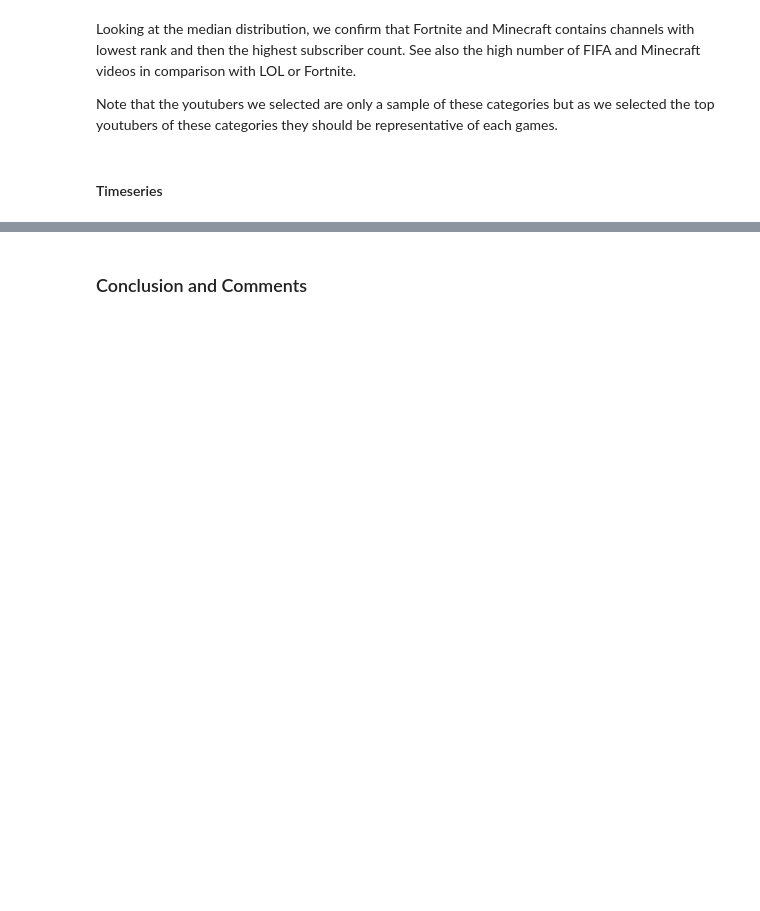
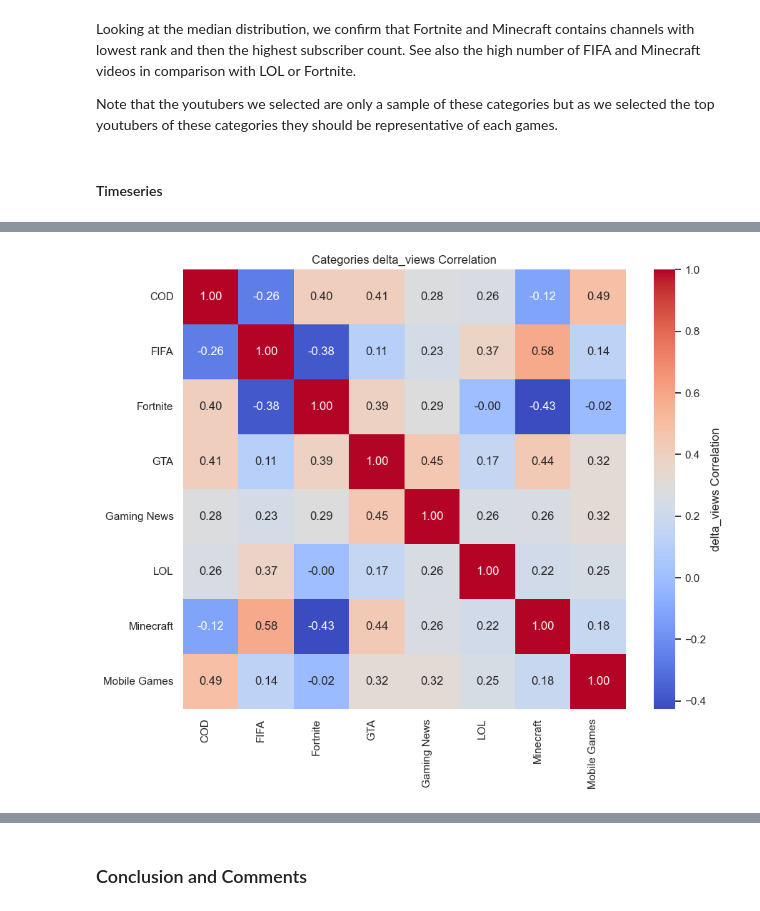
Before and after one commit to epfl-ada/ada-2023-project-analyticavengers2023, a Jupyter notebook: eda_channels_labelized.ipynb, the cells around one changed output, grey strips where cells are left out. Cells and saved outputs as stored; diff of their text form; code cells hidden in the pictures; blank space fills up the shorter version.

```diff
--- a/eda_channels_labelized.ipynb
+++ b/eda_channels_labelized.ipynb
@@ -367,0 +450,4 @@ df_sample_timeseries.head()
+# %%
+corr_plot(categorized_sample_df, game_categories, metric)
+# %% [output]
+[figure, added]
```
Also changed, not shown: parts of 12 cells of this notebook.
